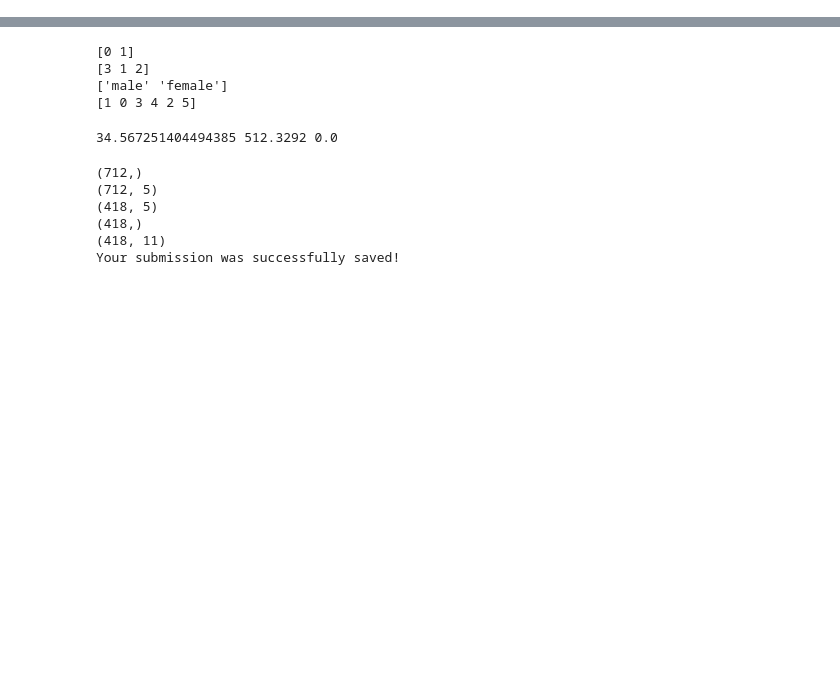
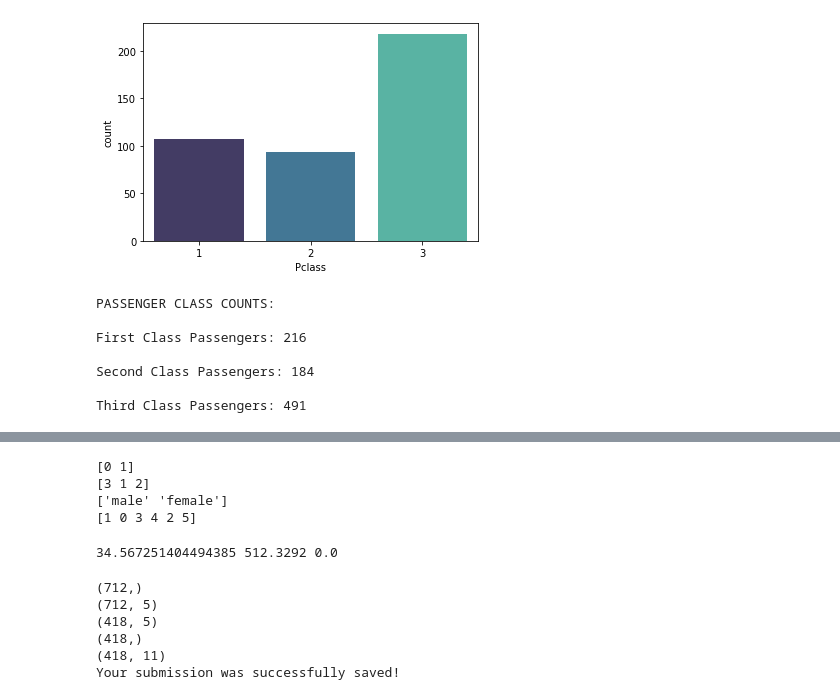
Before and after one commit to Cesar421/Titanic, a Jupyter notebook: JupyterMODEL.ipynb, the cells around one changed output, grey strips where cells are left out. Saved outputs shown, nothing was run; the diff lists cells and outputs as text; code cells hidden in the pictures; blank space fills up the shorter version.

Commit message:
Data exploration 2

```diff
--- a/JupyterMODEL.ipynb
+++ b/JupyterMODEL.ipynb
@@ -74,3 +179,19 @@ print(rate_male*100, rate_women*100)
+# %%
+sns.countplot(x='Pclass', data=df_test_original, palette='mako')
+plt.show()
+print(colored("PASSENGER CLASS COUNTS:\n", 'magenta', attrs=['bold', 'underline']))
+print(colored(f"First Class Passengers: {df_train_original[df_train_original['Pclass']==1].count()[0]}", "cyan", attrs=['bold']),'\n')
+print(colored(f"Second Class Passengers: {df_train_original[df_train_original['Pclass']==2].count()[0]}", "cyan", attrs=['bold']),'\n')
+print(colored(f"Third Class Passengers: {df_train_original[df_train_original['Pclass']==3].count()[0]}", "cyan", attrs=['bold']),'\n')
+# %% [output]
+[figure, added]
+PASSENGER CLASS COUNTS:
+
+First Class Passengers: 216
+
+Second Class Passengers: 184
+
+Third Class Passengers: 491
 # %%
 df_train.head(10)
 # %% [output]
```
Also changed, not shown: parts of 14 cells of this notebook.
